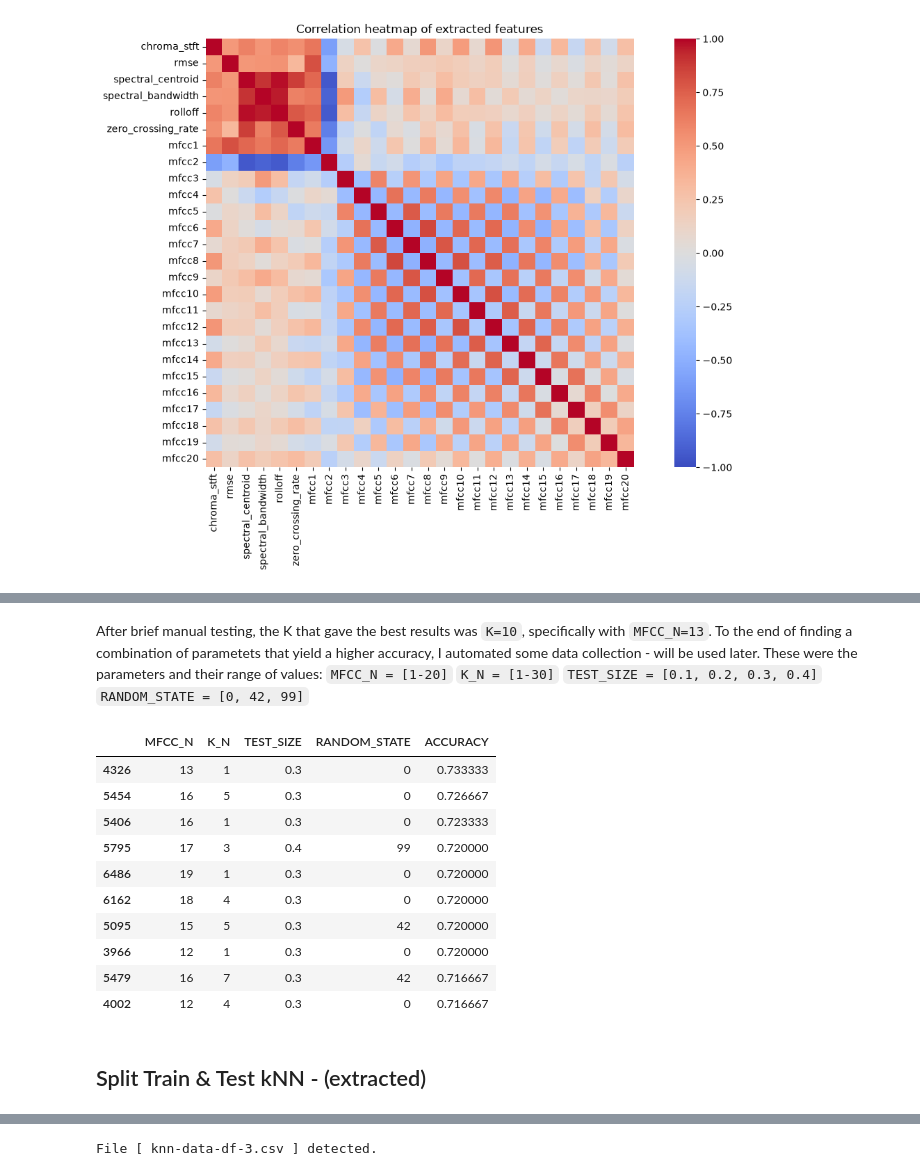
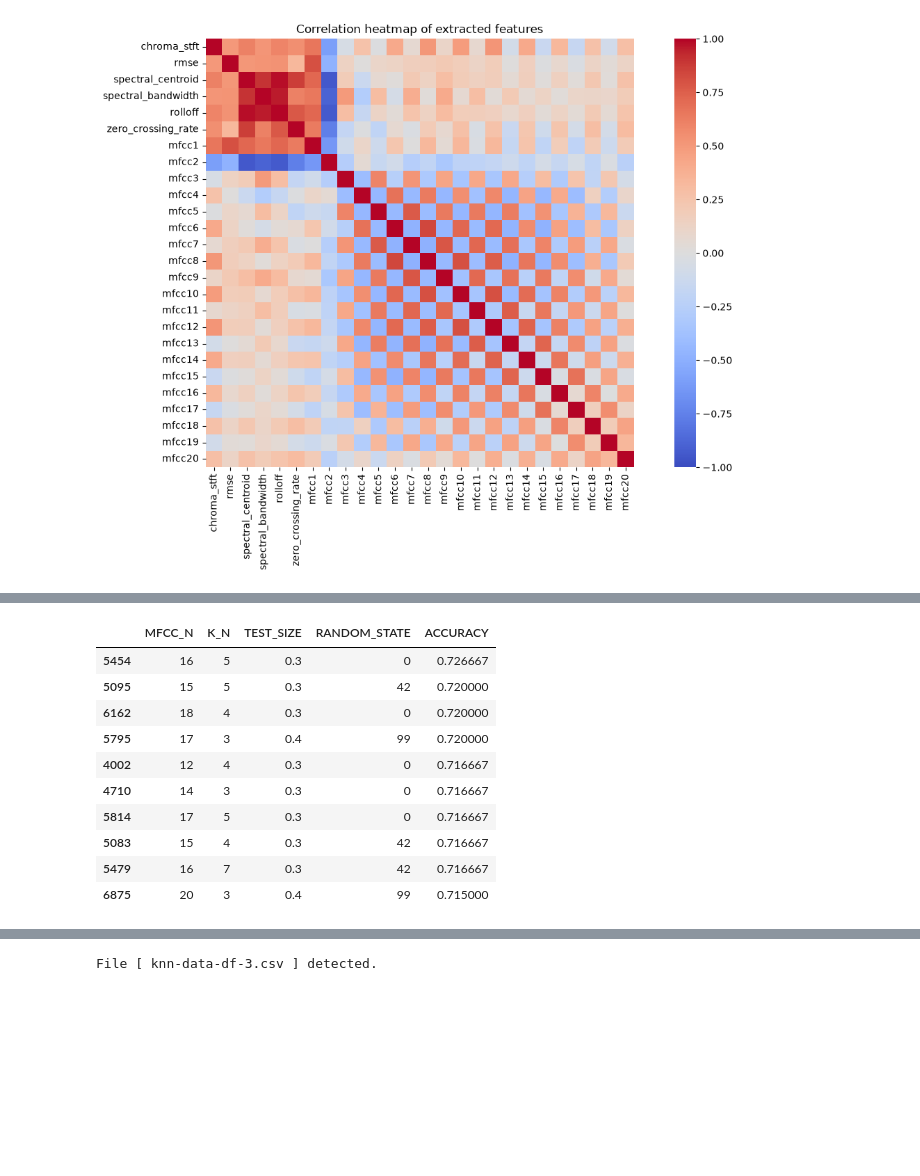
Before and after one commit to etiank/Jupyter-ML, a Jupyter notebook: main.ipynb, the cells around one changed output, grey strips where cells are left out. Saved outputs shown, nothing was run; the diff lists cells and outputs as text; code cells hidden in the pictures; blank space fills up the shorter version.

```diff
--- a/main.ipynb
+++ b/main.ipynb
@@ -244,29 +190,20 @@ We're at MFCC:  20
-# %% [markdown]
-After brief manual testing, the K that gave the best results was `K=10`, specifically with `MFCC_N=13`.
-To the end of finding a combination of parametets that yield a higher accuracy, I automated some data collection - will be used later.
-These were the parameters and their range of values:
-`MFCC_N = [1-20]`
-`K_N = [1-30]`
-`TEST_SIZE = [0.1, 0.2, 0.3, 0.4]`
-`RANDOM_STATE = [0, 42, 99]`
 # %%
 df_knn_extract = pd.read_csv("knn-data-df-30.csv")
 df_knn_extract = df_knn_extract[df_knn_extract["TEST_SIZE"]!= 0.1]
 df_knn_extract = df_knn_extract[df_knn_extract["TEST_SIZE"]!= 0.2]
-df_knn_3_sorted = df_knn_extract.sort_values(by="ACCURACY", ascending=False)
+df_knn_extract = df_knn_extract[df_knn_extract["K_N"] != 1]
+df_knn_30_sorted = df_knn_extract.sort_values(by="ACCURACY", ascending=False)
 
-df_knn_3_sorted.head(10)
+df_knn_30_sorted.head(10)
 # %% [output]
 |  | MFCC_N | K_N | TEST_SIZE | RANDOM_STATE | ACCURACY |
-| 4326 | 13 | 1 | 0.3 | 0 | 0.733333 |
 | 5454 | 16 | 5 | 0.3 | 0 | 0.726667 |
-| 5406 | 16 | 1 | 0.3 | 0 | 0.723333 |
+| 5095 | 15 | 5 | 0.3 | 42 | 0.720000 |
+| 6162 | 18 | 4 | 0.3 | 0 | 0.720000 |
 | 5795 | 17 | 3 | 0.4 | 99 | 0.720000 |
-| 6486 | 19 | 1 | 0.3 | 0 | 0.720000 |
-| 6162 | 18 | 4 | 0.3 | 0 | 0.720000 |
-| 5095 | 15 | 5 | 0.3 | 42 | 0.720000 |
-| 3966 | 12 | 1 | 0.3 | 0 | 0.720000 |
+| 4002 | 12 | 4 | 0.3 | 0 | 0.716667 |
+| 4710 | 14 | 3 | 0.3 | 0 | 0.716667 |
+| 5814 | 17 | 5 | 0.3 | 0 | 0.716667 |
+| 5083 | 15 | 4 | 0.3 | 42 | 0.716667 |
 | 5479 | 16 | 7 | 0.3 | 42 | 0.716667 |
-| 4002 | 12 | 4 | 0.3 | 0 | 0.716667 |
+| 6875 | 20 | 3 | 0.4 | 99 | 0.715000 |
-# %% [markdown]
-## Split Train & Test kNN - (extracted)
```
Also changed, not shown: parts of 26 cells of this notebook, 3 other files.
